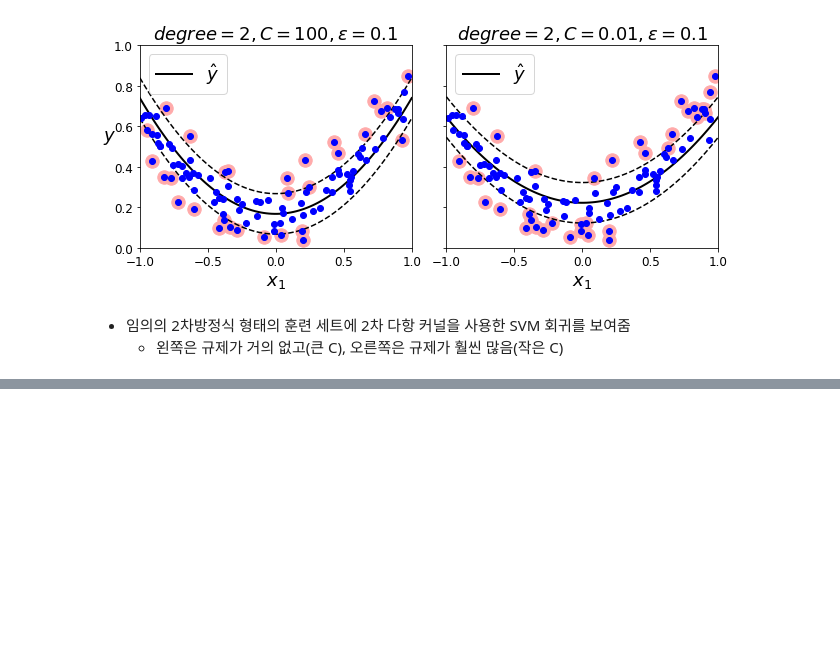
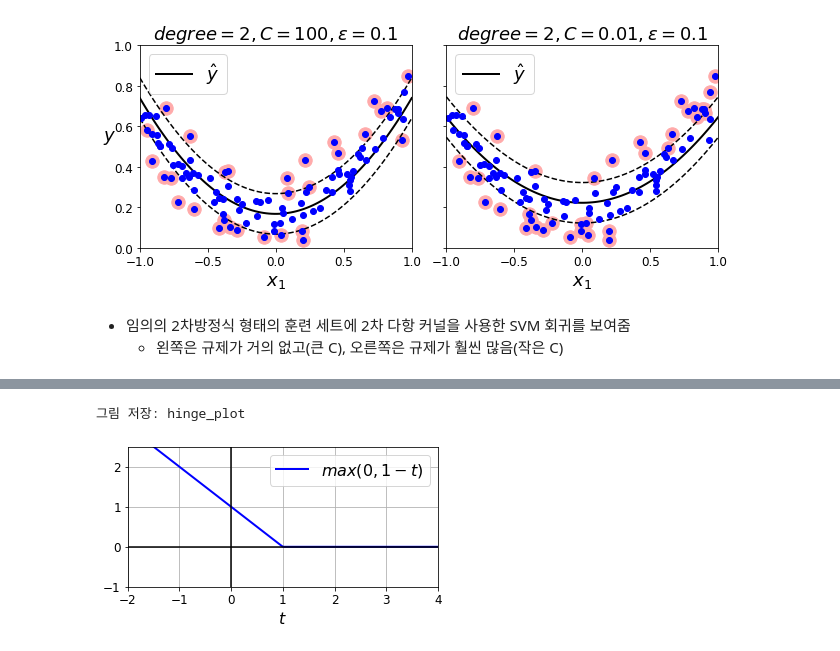
Before and after one commit to shinjangwoon/TIL, a Jupyter notebook: Data Analysis/서포트_벡터_머신(SVM).ipynb, the cells around one changed output, grey strips where cells are left out. Saved outputs shown, nothing was run; the diff lists cells and outputs as text; code cells hidden in the pictures; blank space fills up the shorter version.

```diff
--- a/Data Analysis/서포트_벡터_머신(SVM).ipynb
+++ b/Data Analysis/서포트_벡터_머신(SVM).ipynb
@@ -704,0 +795,19 @@ plt.show()
+# %%
+# 힌지 손실
+t = np.linspace(-2, 4, 200)
+h = np.where(1 - t < 0, 0, 1 - t)  # max(0, 1-t)
+
+plt.figure(figsize=(5,2.8))
+plt.plot(t, h, "b-", linewidth=2, label="$max(0, 1 - t)$")
+plt.grid(True, which='both')
+plt.axhline(y=0, color='k')
+plt.axvline(x=0, color='k')
+plt.yticks(np.arange(-1, 2.5, 1))
+plt.xlabel("$t$", fontsize=16)
+plt.axis([-2, 4, -1, 2.5])
+plt.legend(loc="upper right", fontsize=16)
+save_fig("hinge_plot")
+plt.show()
+# %% [output]
+그림 저장: hinge_plot
+[figure, added]
```
Also changed, not shown: parts of 16 cells of this notebook.
